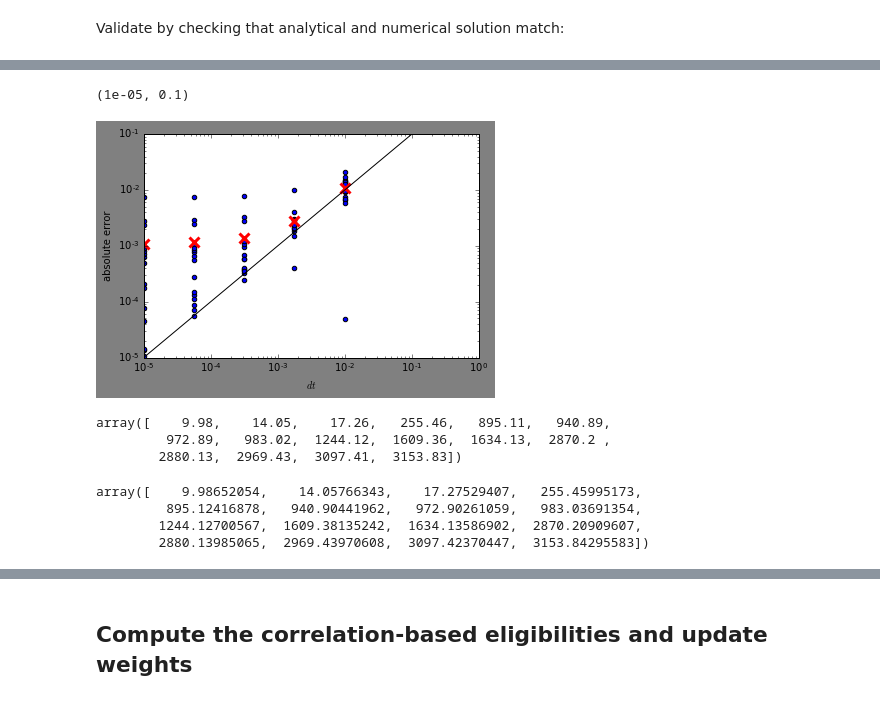
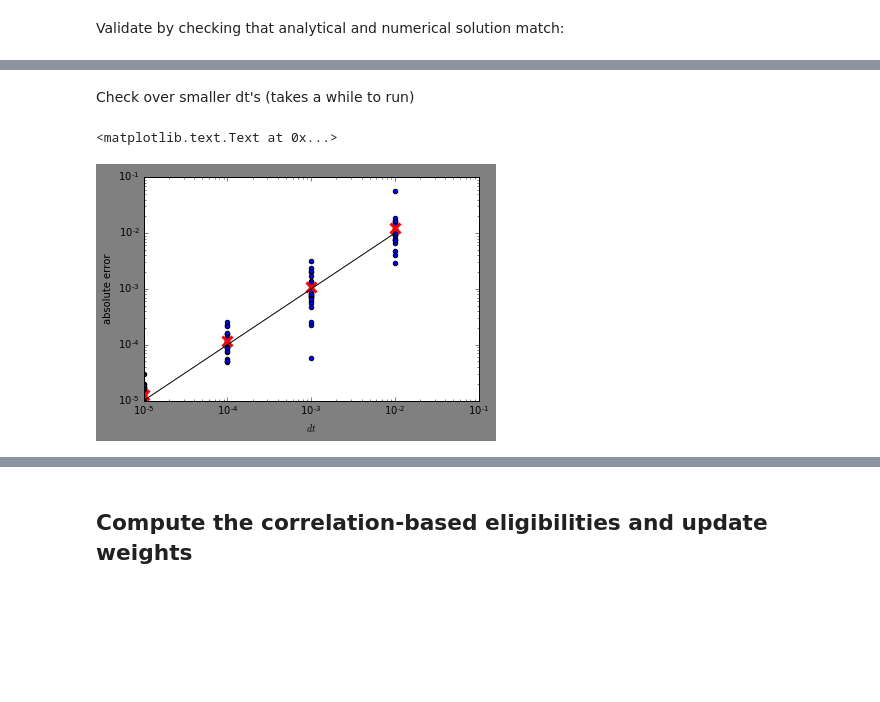
Before and after one commit to mptouzel/tempytron, a Jupyter notebook: tempytron_validation.ipynb, the cells around one changed output, grey strips where cells are left out. Saved outputs shown, nothing was run; the diff lists cells and outputs as text; code cells hidden in the pictures; blank space fills up the shorter version.

```diff
--- a/tempytron_validation.ipynb
+++ b/tempytron_validation.ipynb
@@ -41,11 +41,11 @@ fea_labels=np.array([1.,0.,0.,0.,0.,0.,0.,0.,0.,0.],dtype=float) #0:distractor,>
 
 num_fea=len(fea_labels)
 # fea_count_means=np.arange(1,5)
-fea_count_means=5.*np.ones(num_fea)  #homogeneous across features ints better?
+fea_count_means=2.*np.ones(num_fea)  #homogeneous across features ints better?
 num_syn=500
-seed=10
+ens_para_dict={'feature_duration':50.,'avg_syn_firingrate':5*1/1000.}
+seed=0
 np.random.seed(seed)
-ens_para_dict={'feature_duration':50.,'avg_syn_firingrate':5*1/1000.}
 fea_patterns=[gen_spk_data(num_syn, ens_para_dict['avg_syn_firingrate'], ens_para_dict['feature_duration']) for fea in range(num_fea)]#list of dataframes
 feature_data={'data':fea_patterns,'ensemble_paras':ens_para_dict}
 # %% [markdown]
@@ -121,19 +122,14 @@ Validate by checking that analytical and numerical solution match:
 def get_pspkernel(time,neu_paras):
     return neu_paras['v_norm']*(np.exp(-time/neu_paras['tau_mem'])-np.exp(-time/neu_paras['tau_syn']))
 
-def get_voltagetrace_via_kernelsum(pattern_df,weights,neu_paras,effective_kernel_duration,dt):
-    kernel=get_pspkernel(np.arange(0,int(effective_kernel_duration/dt)*dt,dt),neu_paras)
-    time=np.arange(0,int(pattern_df.iloc[-1].spk_times/dt)*dt+(int(effective_kernel_duration/dt)+1)*dt,dt)
+def get_voltagetrace_via_kernelsum(pattern_df,weights,neu_paras,dt):
+    lastspktime=int(pattern_df.iloc[-1].spk_times/dt)*dt
+    excesstime=100
+    time=np.arange(0,lastspktime+excesstime,dt)
+    kernel=get_pspkernel(time,neu_paras)
     voltage=np.zeros(time.shape)
     for inspk_event in pattern_df.itertuples():
-        try:
-            voltage[int(inspk_event.spk_times/dt):int(inspk_event.spk_times/dt)+int(effective_kernel_duration/dt)]+=weights[inspk_event.spk_idx]*kernel
-        except ValueError:
-            voltage[int(inspk_event.spk_times/dt):int(inspk_event.spk_times/dt)+int(effective_kernel_duration/dt)+1]+=weights[inspk_event.spk_idx]*kernel
-#             print(int(inspk_event.spk_times/dt))
-#             print(int(effective_kernel_duration/dt))
-#             print(len(voltage[int(inspk_event.spk_times/dt):int(inspk_event.spk_times/dt)+int(effective_kernel_duration/dt)+1]))
-#             print(len(kernel))
+        voltage[int(inspk_event.spk_times/dt):]+=weights[inspk_event.spk_idx]*kernel[:-int(inspk_event.spk_times/dt)]
     outspk_times=list()
     for time_it, time_inst in enumerate(time[:-1]):
         if voltage[time_it]<neu_paras['v_thresh'] and voltage[time_it+1]>neu_paras['v_thresh']:
@@ -146,4 +139,5 @@ effective_kernel_duration=int(neu_paras['tau_mem']*10./dt)*dt #time at which rem
 # %%
-time, voltage,outspk_times_from_kernel =get_voltagetrace_via_kernelsum(pattern_df,weights,neu_paras,effective_kernel_duration,dt)
+dt=0.001
+time, voltage, outspk_times_from_kernel =get_voltagetrace_via_kernelsum(pattern_df,weights,neu_paras,dt)
 # %%
 fig,ax=pl.subplots(2,1,figsize=(40,20))
@@ -168,31 +166,23 @@ add_markers(occur_df,ax[0])
+# %% [markdown]
+Check over smaller dt's (takes a while to run)
+# %%
+dtvec=np.logspace(-5,-2,4)[::-1]
+outspk_store=np.zeros((len(dtvec),100))
+for dtit,dt in enumerate(dtvec): #for dt too high the number of spikes can be different
+    time, voltage, outspk_times_from_kernel =get_voltagetrace_via_kernelsum(pattern_df,weights,neu_paras,dt)
+    outspk_store[dtit,:len(outspk_times_from_kernel)]=outspk_times_from_kernel
 # %%
 fig,ax=pl.subplots(1,1)
-dtvec=np.logspace(-5,-2,5)[::-1]
-outspk_store=np.zeros((len(dtvec),100))
 for dtit,dt in enumerate(dtvec): #for dt too high the number of spikes can be different
-    time, voltage, outspk_times_from_kernel =get_voltagetrace_via_kernelsum(pattern_df,weights,neu_paras,effective_kernel_duration,dt)
-    outspk_store[dtit,:len(outspk_times_from_kernel)]=outspk_times_from_kernel
+    outspk_times_from_kernel=outspk_store[dtit,:]
+    outspk_times_from_kernel=outspk_times_from_kernel[outspk_times_from_kernel>0]
     ax.scatter(dt*np.ones((len(outspk_times_from_kernel),)),np.fabs(outspk_times_from_kernel-outspk_times))
     ax.plot(dt,np.mean(np.fabs(outspk_times_from_kernel-outspk_times)),'rx',ms=10,mew=3)
-ax.plot([1e-5,1e-1],[1e-5,1e-1],'k-')
+ax.plot(dtvec,dtvec,'k-')
 ax.set_yscale('log')
 ax.set_xscale('log')
 ax.set_xlabel(r'$dt$')
 ax.set_ylabel('absolute error')
-ax.set_ylim(1e-5,1e-1)
 # %% [output]
-(1e-05, 0.1)
+<matplotlib.text.Text at 0x...>
-[figure, old version]
+[figure, new version]
-# %%
-outspk_store[0,:16]
-# %% [output]
-array([    9.98,    14.05,    17.26,   255.46,   895.11,   940.89,
-         972.89,   983.02,  1244.12,  1609.36,  1634.13,  2870.2 ,
-        2880.13,  2969.43,  3097.41,  3153.83])
-# %%
-outspk_times
-# %% [output]
-array([    9.98652054,    14.05766343,    17.27529407,   255.45995173,
-         895.12416878,   940.90441962,   972.90261059,   983.03691354,
-        1244.12700567,  1609.38135242,  1634.13586902,  2870.20909607,
-        2880.13985065,  2969.43970608,  3097.42370447,  3153.84295583])
```
Also changed, not shown: parts of 35 cells of this notebook, 4 other files.
